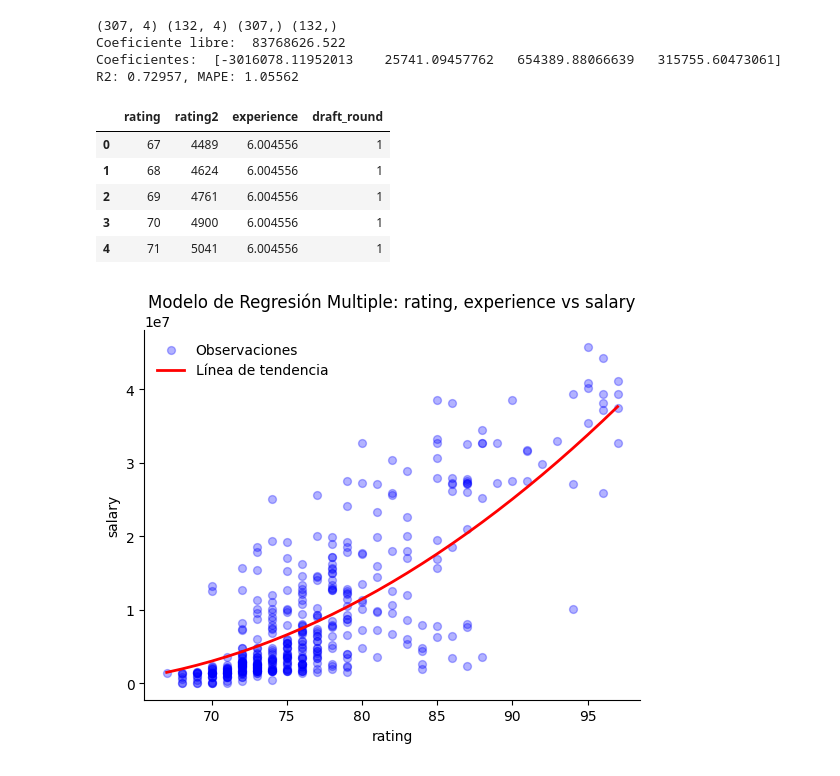
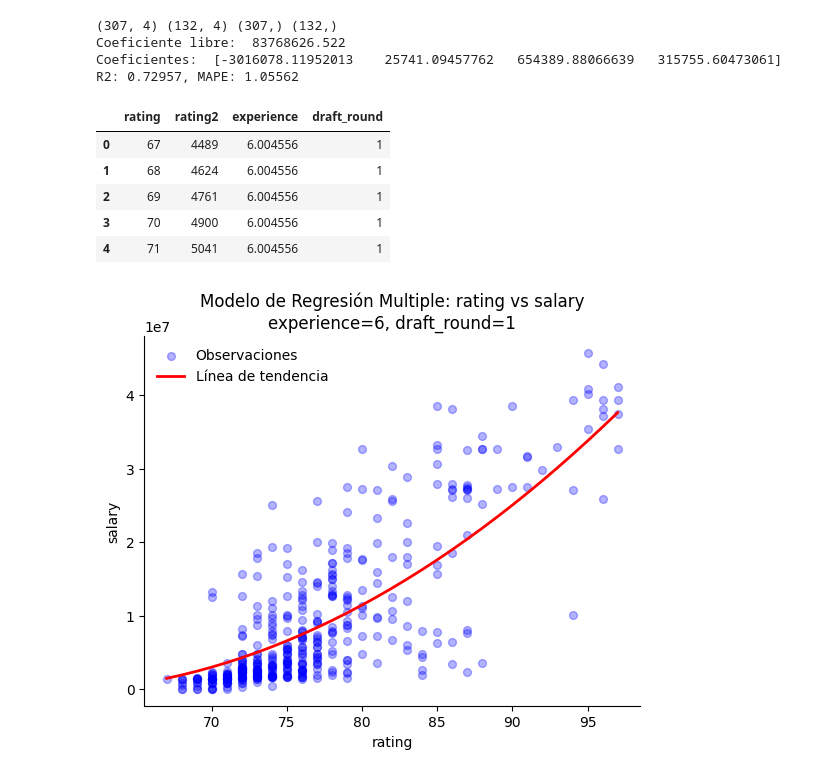
Before and after one commit to vshalisko/PythonIntro, a Jupyter notebook: Unidad_3/Proyecto_4_con_analisis_multicolineariedad.ipynb, the cells around one changed output. Saved outputs shown, nothing was run; the diff lists cells and outputs as text; code cells hidden in the pictures.

```diff
--- a/Unidad_3/Proyecto_4_con_analisis_multicolineariedad.ipynb
+++ b/Unidad_3/Proyecto_4_con_analisis_multicolineariedad.ipynb
@@ -242,32 +248,32 @@ R2: 0.72957, MAPE: 1.05562
 # %%
 # Construir una copia de DataFrame
 seq2_df = seq_df.copy()
 seq2_df['rating2'] = pow(seq2_df['rating'], 2)
 seq2_df['experience'] = df['experience'].mean()
 seq2_df['draft_round'] = 1
 seq2_df = seq2_df[['rating','rating2','experience','draft_round']]
 
 # Visualizar el inicio de dataframe
 display(seq2_df.head())
 
 seq2_y = model2.predict(seq2_df)
 
 # Presentar grafica de puntos
 plt.scatter(X['rating'], y, color='blue', label='Observaciones', s=32, alpha=.3)
 
 # Agregar la linea de regresión
 plt.plot(seq2_df['rating'], seq2_y, color='red', linewidth=2, label='Línea de tendencia')
 plt.gca().spines[['top', 'right',]].set_visible(False)
 plt.ylabel('salary');
 plt.xlabel('rating');
-plt.title('Modelo de Regresión Multiple: rating, experience vs salary')
+plt.title('Modelo de Regresión Multiple: rating vs salary\nexperience=6, draft_round=1')
 plt.legend(frameon=False, loc=2)
 plt.show()
 # %% [output]
 |  | rating | rating2 | experience | draft_round |
 | 0 | 67 | 4489 | 6.004556 | 1 |
 | 1 | 68 | 4624 | 6.004556 | 1 |
 | 2 | 69 | 4761 | 6.004556 | 1 |
 | 3 | 70 | 4900 | 6.004556 | 1 |
 | 4 | 71 | 5041 | 6.004556 | 1 |
-[figure, old version]
+[figure, new version]
```
Also changed, not shown: parts of 2 cells of this notebook.
